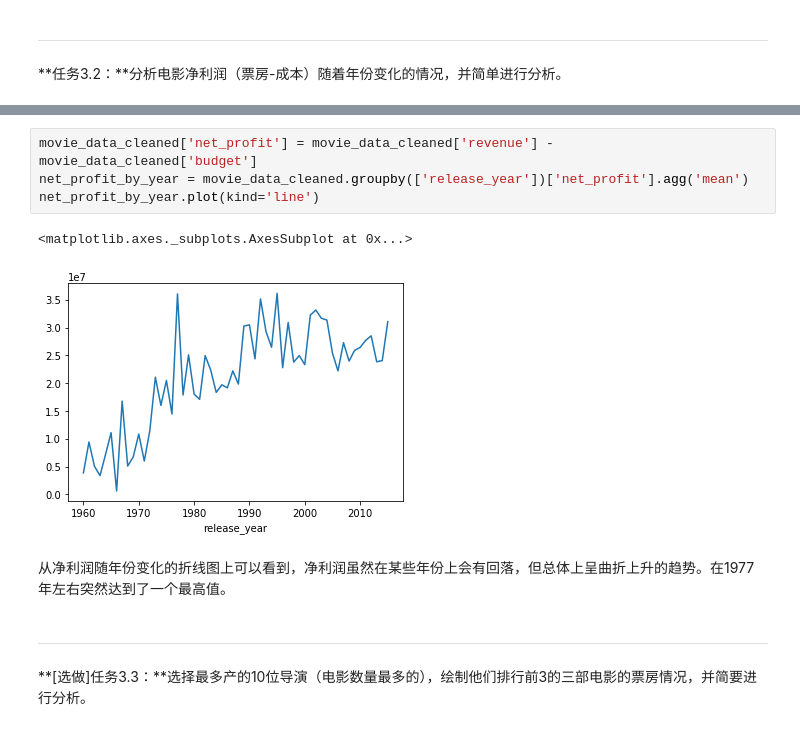
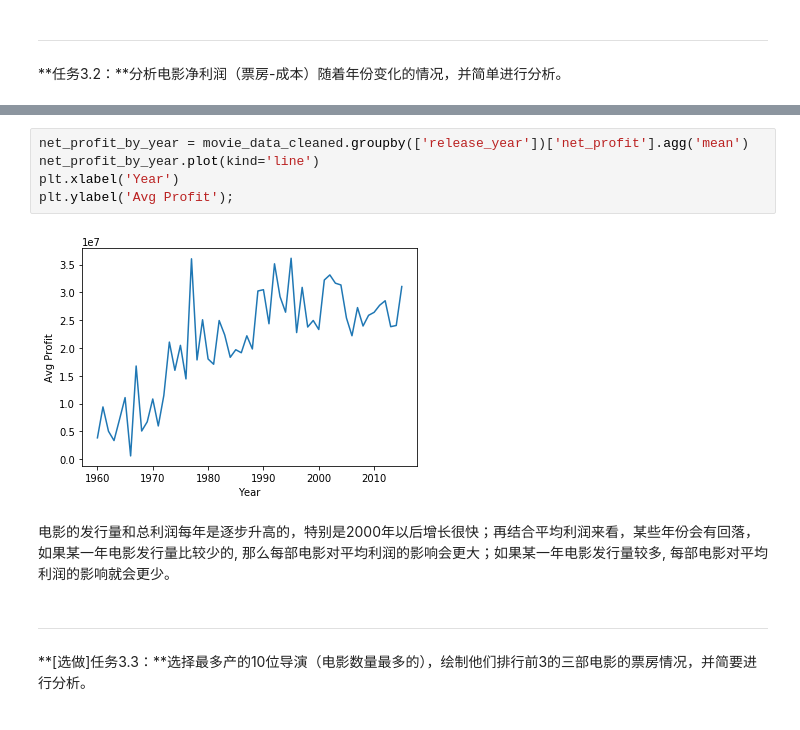
Before and after one commit to leesper/become-aipnd-learner, a Jupyter notebook: P2_ExploreMovieDataset/Explore Movie Dataset.ipynb, the cells around one changed output, grey strips where cells are left out. Drawn from its saved outputs; the diff is of its cells as text.

```diff
--- a/P2_ExploreMovieDataset/Explore Movie Dataset.ipynb
+++ b/P2_ExploreMovieDataset/Explore Movie Dataset.ipynb
@@ -402,12 +408,12 @@ sns.barplot(data=movies_top_20_pop, x='popularity', y='original_title')
 # %%
-movie_data_cleaned['net_profit'] = movie_data_cleaned['revenue'] - movie_data_cleaned['budget']
 net_profit_by_year = movie_data_cleaned.groupby(['release_year'])['net_profit'].agg('mean')
 net_profit_by_year.plot(kind='line')
+plt.xlabel('Year')
+plt.ylabel('Avg Profit');
 # %% [output]
-<matplotlib.axes._subplots.AxesSubplot at 0x...>
-[figure, old version]
+[figure, new version]
-# %% [markdown]
-从净利润随年份变化的折线图上可以看到，净利润虽然在某些年份上会有回落，但总体上呈曲折上升的趋势。在1977年左右突然达到了一个最高值。
+# %% [markdown]
+电影的发行量和总利润每年是逐步升高的，特别是2000年以后增长很快；再结合平均利润来看，某些年份会有回落，如果某一年电影发行量比较少的, 那么每部电影对平均利润的影响会更大；如果某一年电影发行量较多, 每部电影对平均利润的影响就会更少。
 # %% [markdown]
 ---
 
```
Also changed, not shown: parts of 21 cells of this notebook, 2 other files.
